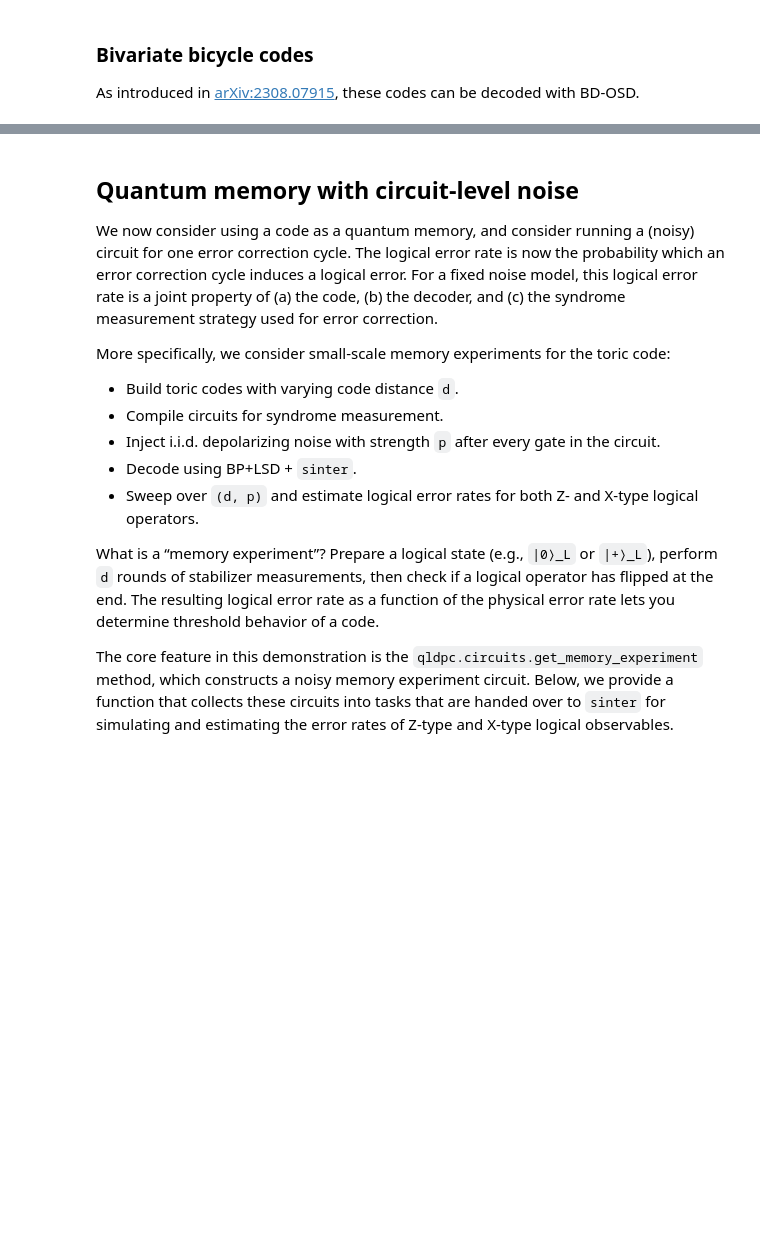
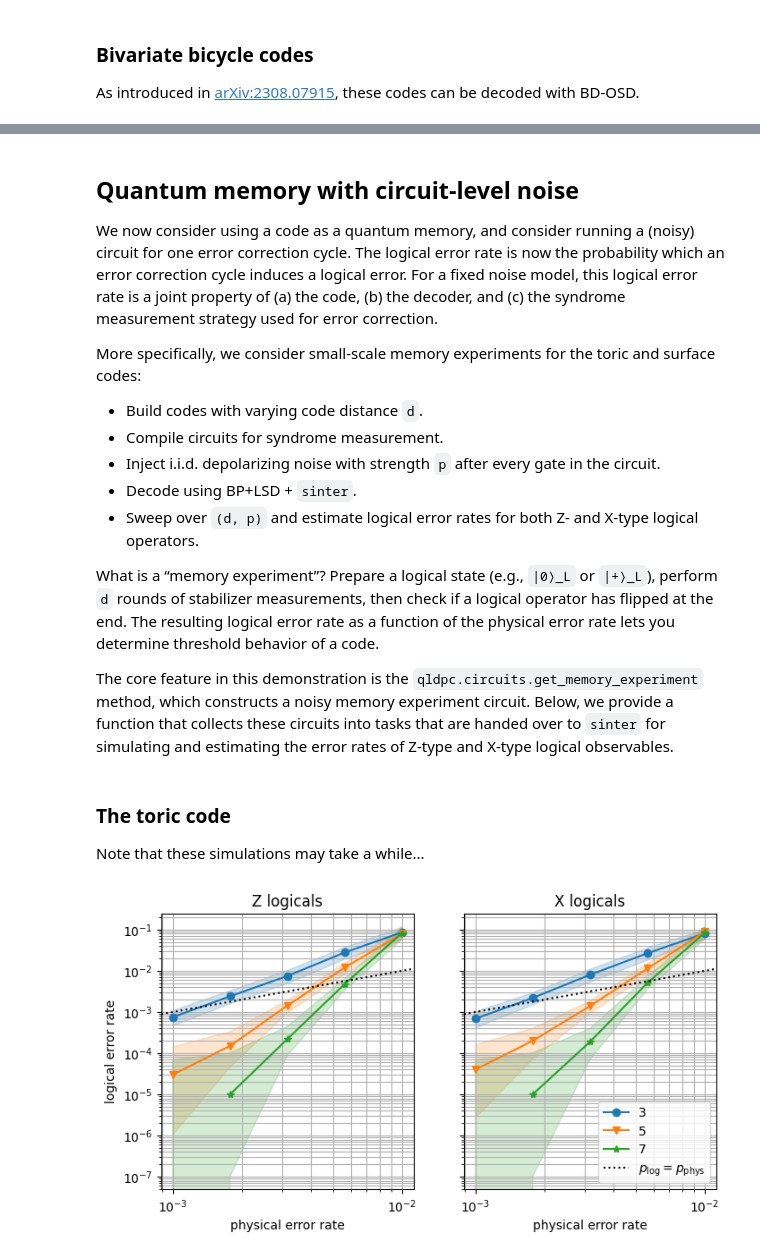
Before and after one commit to bharat-thotakura/qLDPC, a Jupyter notebook: examples/logical_error_rates.ipynb, the cells around one changed output, grey strips where cells are left out. Saved outputs shown, nothing was run; the diff lists cells and outputs as text; code cells hidden in the pictures; blank space fills up the shorter version.

```diff
--- a/examples/logical_error_rates.ipynb
+++ b/examples/logical_error_rates.ipynb
@@ -144,9 +144,9 @@ plt.show()
 
 We now consider using a code as a quantum memory, and consider running a (noisy) circuit for one error correction cycle.  The logical error rate is now the probability which an error correction cycle induces a logical error.  For a fixed noise model, this logical error rate is a joint property of (a) the code, (b) the decoder, and (c) the syndrome measurement strategy used for error correction.
 
-More specifically, we consider small-scale memory experiments for the toric code:
+More specifically, we consider small-scale memory experiments for the toric and surface codes:
 
-- Build toric codes with varying code distance `d`.
+- Build codes with varying code distance `d`.
 - Compile circuits for syndrome measurement.
 - Inject i.i.d. depolarizing noise with strength `p` after every gate in the circuit.
 - Decode using BP+LSD + `sinter`.
@@ -212,9 +271,13 @@ def run_memory_experiments(
+# %% [markdown]
+### The toric code
+
+Note that these simulations may take a while...
 # %%
-# Run the actual experiments.  Note that this might take a while...
 codes_to_simulate = [codes.ToricCode(dist, rotated=False) for dist in (3, 5, 7)]
-error_rates = np.logspace(-3, -2, 5)
-decoding_args = dict(
+decoding_kwargs = dict(
     with_BP_LSD=True, max_iter=30, bp_method="ms", lsd_method="lsd_cs", lsd_order=0
 )
-z_basis_results = run_memory_experiments(codes_to_simulate, error_rates, Pauli.Z, **decoding_args)
-x_basis_results = run_memory_experiments(codes_to_simulate, error_rates, Pauli.X, **decoding_args)
+make_memory_experiment_plots(codes_to_simulate, **decoding_kwargs)
+plt.show()
+# %% [output]
+[figure, added]
```
Also changed, not shown: parts of 7 cells of this notebook, 7 other files.
